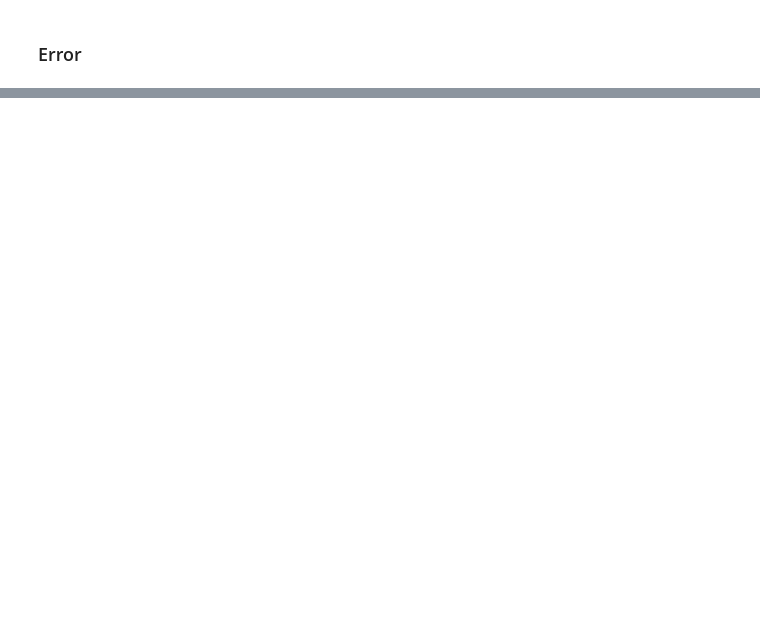
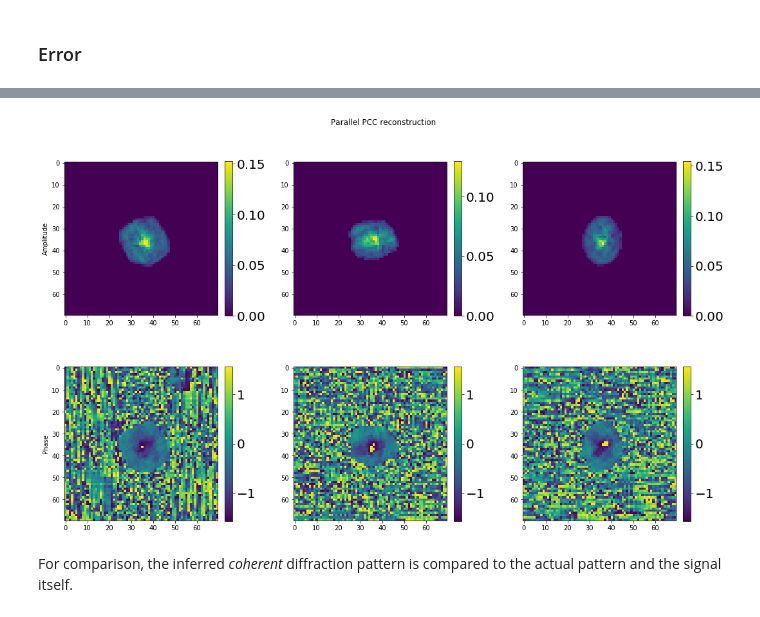
Before and after one commit to siddharth-maddali/Phaser, a Jupyter notebook: partial_coherence.ipynb, the cells around one changed output, grey strips where cells are left out. Saved outputs shown, nothing was run; the diff lists cells and outputs as text; code cells hidden in the pictures; blank space fills up the shorter version.

Commit message:
Guided PCC reconstructions working.

```diff
--- a/partial_coherence.ipynb
+++ b/partial_coherence.ipynb
@@ -191,0 +211,22 @@ The
+# %%
+res = Namespace( **sio.loadmat( 'guidedResult_pcc.mat' ) )
+img_crop = res.img[29:99,29:99,:]
+sup_crop = res.sup[29:99,29:99,:]
+# %%
+fig, im, ax = tp.TilePlot(
+    tuple(
+        field( np.transpose( img_crop, np.roll( [ 0, 1, 2 ], n ) )[:,:,35] )
+        for field in [ np.absolute, np.angle ]
+        for n in [  0, 1, 2 ]
+    ),
+    ( 2, 3 ),
+    ( 15, 10 )
+)
+fig.suptitle( 'Parallel PCC reconstruction' )
+ax[0].set_ylabel( 'Amplitude' )
+ax[3].set_ylabel( 'Phase' )
+plt.tight_layout()
+# %% [output]
+[figure, added]
+# %% [markdown]
+For comparison, the inferred _coherent_ diffraction pattern is compared to the actual pattern and the signal itself.
```
Also changed, not shown: parts of 11 cells of this notebook, 5 other files.
